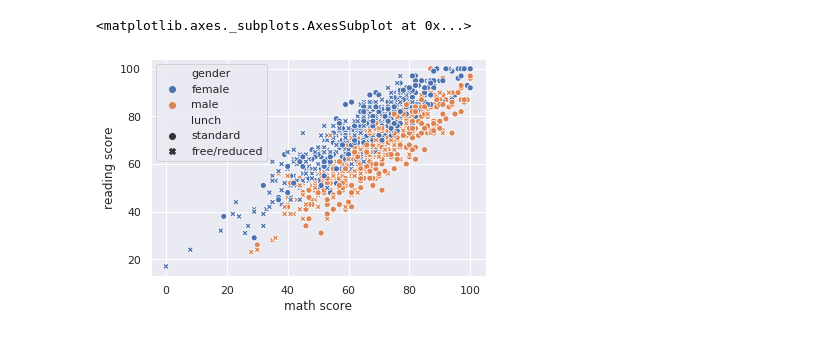
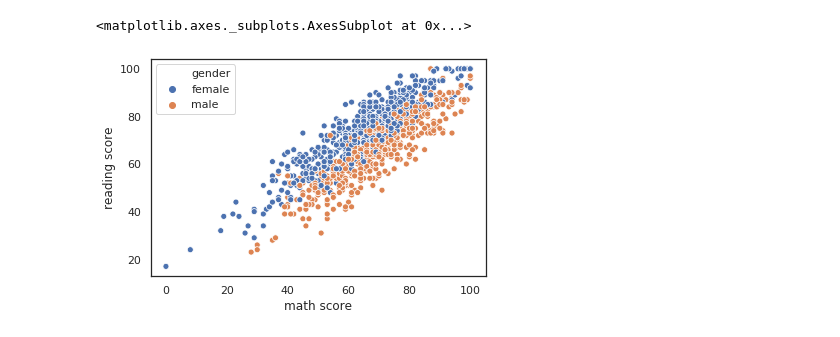
Before and after one commit to tastiz/story_scape.html, a Jupyter notebook: visualizations1.ipynb, the cells around one changed output. Cells and saved outputs as stored; diff of their text form; code cells hidden in the pictures.

```diff
--- a/visualizations1.ipynb
+++ b/visualizations1.ipynb
@@ -24,32 +24,55 @@ engine = create_engine('postgresql://{}:{}@{}:{}/{}'.format(
 #creat the desired database
 students_df = pd.read_sql_table('studentsperformance', con=engine)
 
 engine.dispose()
 #rough schema of the table
 #students_df.info()
 
 #produces the relative stastics of specific columns
 #students_df[['math score', 'writing score', 'reading score']].describe()
 
 #histogram of the math scores
 #ax = sns.distplot(students_df['math score'])
 
 #histogram with an altered bin size
 #ax = sns.distplot(students_df['writing score'], bins=20)
 
 #histogram with no line of best fit
 #ax = sns.distplot(students_df['reading score'], kde=False)
 
 #creates a scatter plot from desired data placed into
 #the x or y access, coming from a specific data set
 #sns.scatterplot(x="math score", y="reading score", data=students_df)
 
 #using another columns data, the hue assignment can differentiate
 #between populations
 #sns.scatterplot(x="math score", y="reading score", hue="race/ethnicity", data = students_df)
 
 #the style parameter will change the charts shapes for specific input
-sns.scatterplot(x="math score", y="reading score", hue="gender", style="lunch", data=students_df)
+#sns.scatterplot(x="math score", y="reading score", hue="gender", style="lunch", data=students_df)
+
+#the size parameter will change the size of the shaped data point
+#sns.scatterplot(x="math score", y="reading score", hue="gender", size="test preparation course", data=students_df)
+
+#shows the x and y dataset's histograms
+#sns.jointplot(x="math score", y="reading score", data=students_df)
+
+#displaces all numerical data points to quickly compare
+#sns.pairplot(students_df)
+
+#box plots
+#sns.boxplot(y="math score", x="gender", data=students_df)
+
+#the sepearte comparissions are labeled
+#ax = sns.boxplot(y="math score", hue="gender", x = "parental level of education", data=students_df)
+#ax.set_xticklabels(ax.get_xticklabels(), rotation=45)
+
+#side by side comparission with col seperating the charts
+#sns.catplot(y="math score", x="gender", hue = "test preparation course", col="lunch", kind="box", data=students_df)
+
+#sets the background color to white for the chart
+#sns.set_style("white")
+#sns.scatterplot(x="math score", y="reading score", hue="gender", data=students_df)
 # %% [output]
 <matplotlib.axes._subplots.AxesSubplot at 0x...>
-[figure, old version]
+[figure, new version]
```
